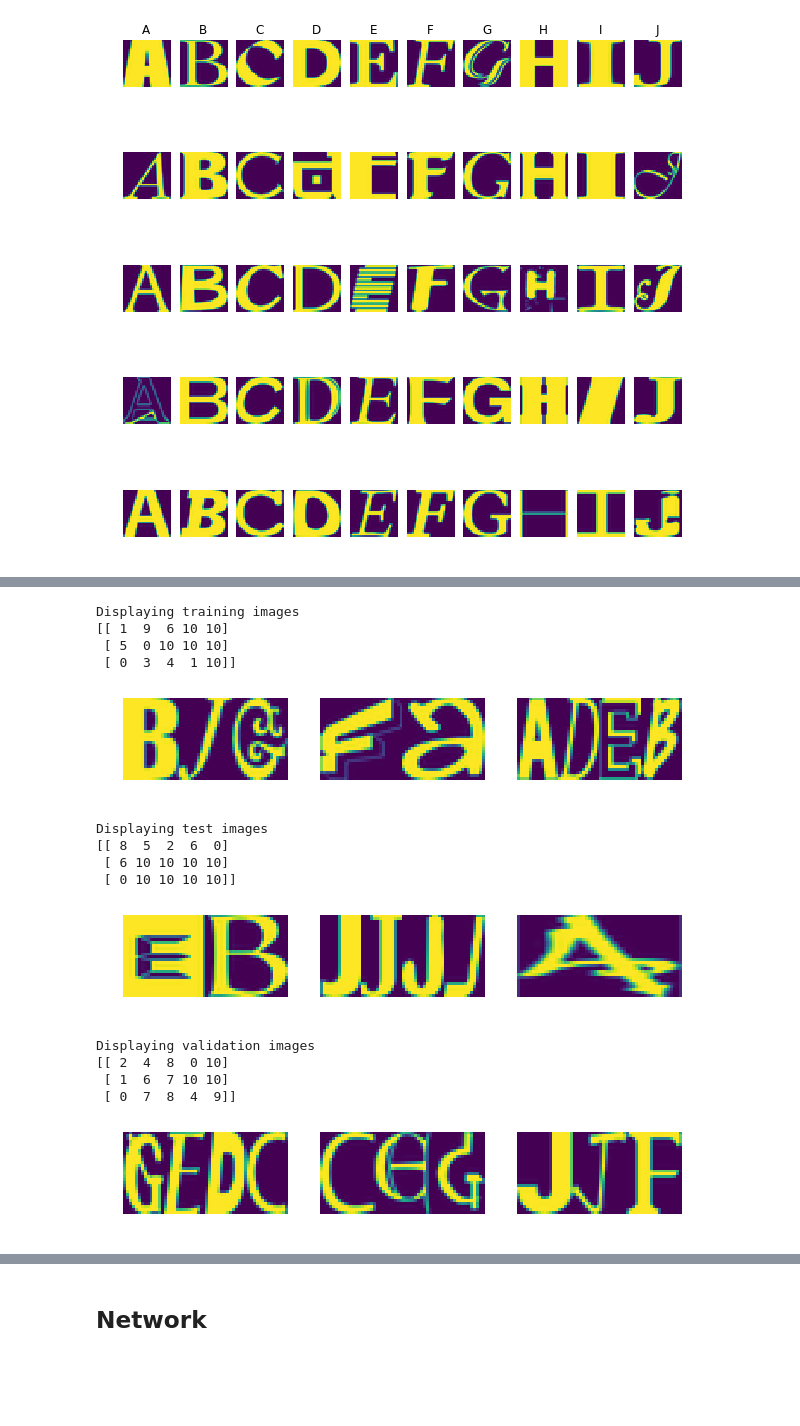
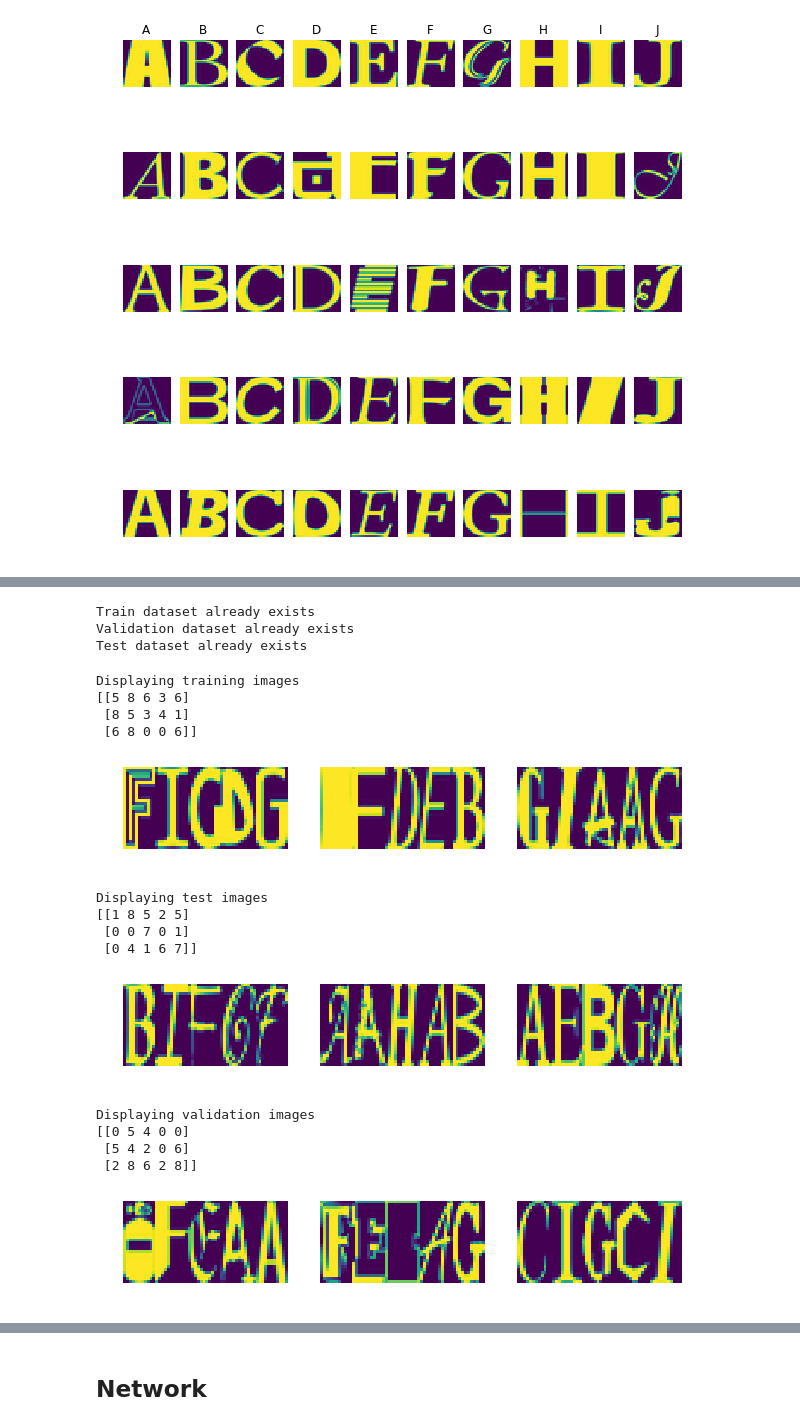
Before and after one commit to brunonishimoto/udacity-house_number, a Jupyter notebook: not_mnist.ipynb, the cells around one changed output, grey strips where cells are left out. Cells and saved outputs as stored; diff of their text form; code cells hidden in the pictures; blank space fills up the shorter version.

```diff
--- a/not_mnist.ipynb
+++ b/not_mnist.ipynb
@@ -291,13 +271,33 @@ def merge_datasets(pickle_files, dataset_size):
             image[:, img_size*idx:img_size*(idx+1)] = char
 
         image = skimage.transform.resize(image, new_size)
+
         dataset[i] = image
         labels[i]  = data_label
-    return dataset, labels
+    return (dataset, labels)
 
-train_dataset, train_labels = merge_datasets(train_datasets, 200000)
-valid_dataset, valid_labels = merge_datasets(train_datasets, 10000)
-test_dataset, test_labels   = merge_datasets(test_datasets, 10000)
+if not os.path.exists(os.path.join(data_root, 'train_no_length.pickle')):
+    train = merge_datasets(train_datasets, 200000)
+    saveAsPickle(train, os.path.join(data_root, 'train_no_length.pickle'))
+else:
+    print('Train dataset already exists')
+    train = loadPickle(os.path.join(data_root, 'train_no_length.pickle'))
+if not os.path.exists(os.path.join(data_root, 'valid_no_length.pickle')):
+    valid = merge_datasets(train_datasets, 5000)
+    saveAsPickle(valid, os.path.join(data_root, 'valid_no_length.pickle'))
+else:
+    print('Validation dataset already exists')
+    valid = loadPickle(os.path.join(data_root, 'valid_no_length.pickle'))
+if not os.path.exists(os.path.join(data_root, 'test_no_length.pickle')):
+    test  = merge_datasets(test_datasets, 10000)
+    saveAsPickle(test, os.path.join(data_root, 'test_no_length.pickle'))
+else:
+    print('Test dataset already exists')
+    test  = loadPickle(os.path.join(data_root, 'test_no_length.pickle'))
+# %% [output]
+Train dataset already exists
+Validation dataset already exists
+Test dataset already exists
 # %%
 def randomize(dataset, labels):
     permutation = np.random.permutation(labels.shape[0])
@@ -305,42 +305,42 @@ def randomize(dataset, labels):
     shuffled_labels = labels[permutation]
     return shuffled_dataset, shuffled_labels
 
-train_dataset, train_labels = randomize(train_dataset, train_labels)
-test_dataset, test_labels = randomize(test_dataset, test_labels)
-valid_dataset, valid_labels = randomize(valid_dataset, valid_labels)
+train_dataset, train_labels = randomize(train[0], train[1])
+test_dataset, test_labels = randomize(test[0], test[1])
+valid_dataset, valid_labels = randomize(valid[0], valid[1])
 # %%
-def display_dataset(dataset, samples_per_label):
+def display_dataset(dataset, labels, samples_per_label):
     idxs = np.random.choice(dataset.shape[0], samples_per_label, replace=False)
     for i, idx in enumerate(idxs):
         plt_idx = i + 1
         plt.subplot(1, samples_per_label, plt_idx)
         plt.imshow(dataset[idx])
         plt.axis('off')
-    print(train_labels[idxs])
+    print(labels[idxs])
     plt.show()
 
 print ('Displaying training images')
-display_dataset(train_dataset, 3)
+display_dataset(train_dataset, train_labels, 3)
 print ('Displaying test images')
-display_dataset(test_dataset, 3)
+display_dataset(test_dataset, test_labels, 3)
 print ('Displaying validation images')
-display_dataset(valid_dataset, 3)
+display_dataset(valid_dataset, valid_labels, 3)
 # %% [output]
 Displaying training images
-[[ 1  9  6 10 10]
- [ 5  0 10 10 10]
- [ 0  3  4  1 10]]
+[[5 8 6 3 6]
+ [8 5 3 4 1]
+ [6 8 0 0 6]]
-[figure, old version]
+[figure, new version]
 Displaying test images
-[[ 8  5  2  6  0]
- [ 6 10 10 10 10]
- [ 0 10 10 10 10]]
+[[1 8 5 2 5]
+ [0 0 7 0 1]
+ [0 4 1 6 7]]
-[figure, old version]
+[figure, new version]
 Displaying validation images
-[[ 2  4  8  0 10]
- [ 1  6  7 10 10]
- [ 0  7  8  4  9]]
+[[0 5 4 0 0]
+ [5 4 2 0 6]
+ [2 8 6 2 8]]
-[figure, old version]
+[figure, new version]
 # %%
 new_size = (28, 56)
 num_labels = 11
```
Also changed, not shown: parts of 8 cells of this notebook.
